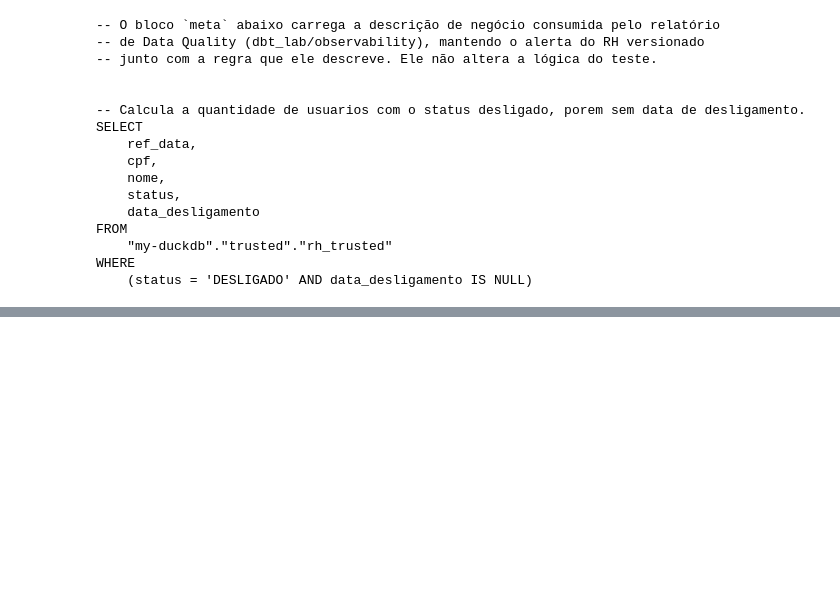
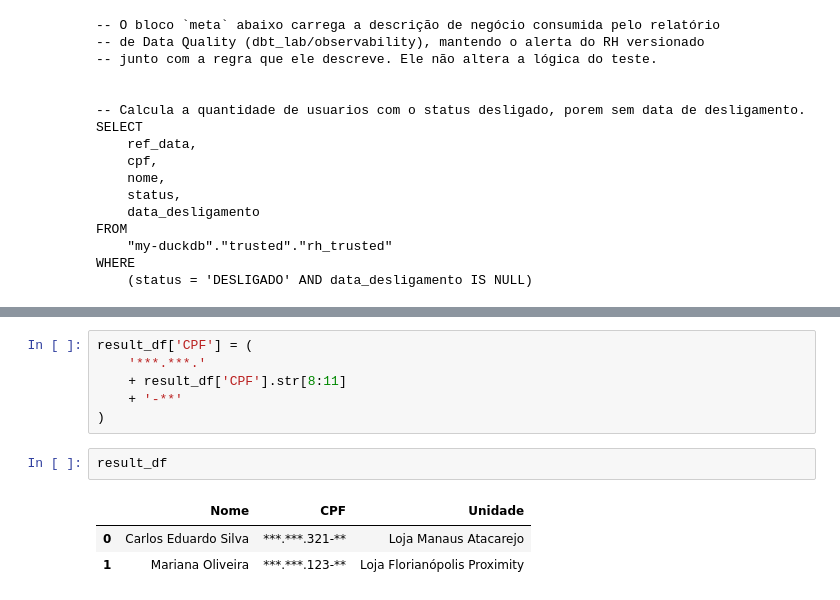
Before and after one commit to FPrangeM/dbt-lab, a Jupyter notebook: lab/t1.ipynb, the cells around one changed output, grey strips where cells are left out. Drawn from its saved outputs; the diff is of its cells as text; blank space fills up the shorter version.

```diff
--- a/lab/t1.ipynb
+++ b/lab/t1.ipynb
@@ -161,0 +415,12 @@ WHERE
+# %%
+result_df['CPF'] = (
+    '***.***.'
+    + result_df['CPF'].str[8:11]
+    + '-**'
+)
+# %%
+result_df
+# %% [output]
+|  | Nome | CPF | Unidade |
+| 0 | Carlos Eduardo Silva | ***.***.321-** | Loja Manaus Atacarejo |
+| 1 | Mariana Oliveira | ***.***.123-** | Loja Florianópolis Proximity |
```
Also changed, not shown: parts of 16 cells of this notebook, 9 other files.
